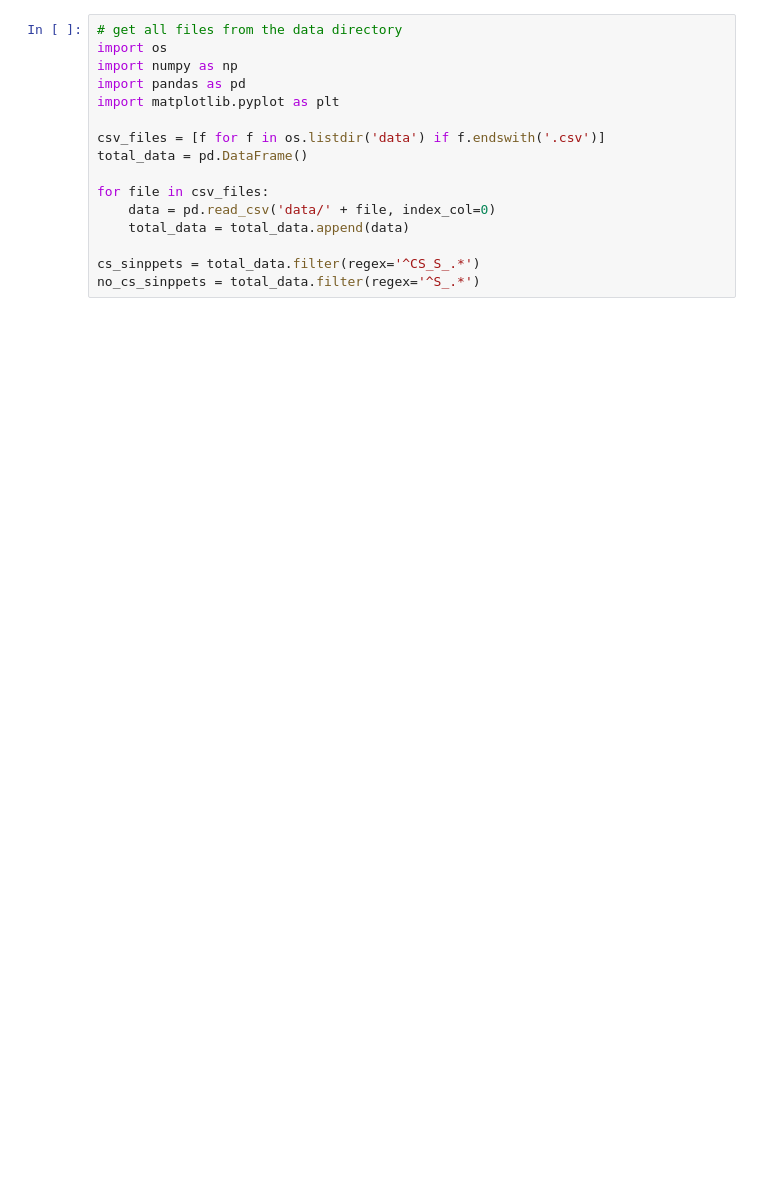
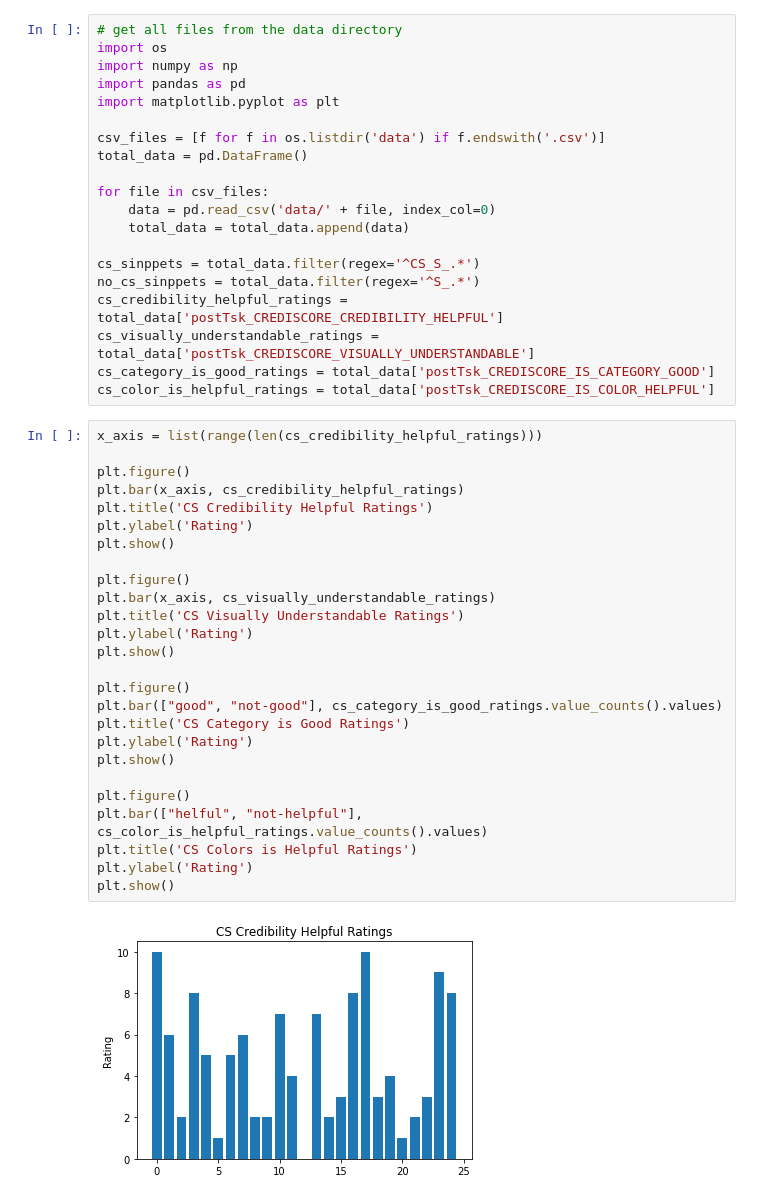
Before and after one commit to AlexW00/ns-auswertung, a Jupyter notebook: evaluation.ipynb, the cells around one changed output. Cells and saved outputs as stored; diff of their text form; blank space fills up the shorter version.

Commit message:
first plots

```diff
--- a/evaluation.ipynb
+++ b/evaluation.ipynb
@@ -14,3 +14,35 @@ for file in csv_files:
 
 cs_sinppets = total_data.filter(regex='^CS_S_.*')
 no_cs_sinppets = total_data.filter(regex='^S_.*')
+cs_credibility_helpful_ratings = total_data['postTsk_CREDISCORE_CREDIBILITY_HELPFUL']
+cs_visually_understandable_ratings = total_data['postTsk_CREDISCORE_VISUALLY_UNDERSTANDABLE']
+cs_category_is_good_ratings = total_data['postTsk_CREDISCORE_IS_CATEGORY_GOOD']
+cs_color_is_helpful_ratings = total_data['postTsk_CREDISCORE_IS_COLOR_HELPFUL']
+# %%
+x_axis = list(range(len(cs_credibility_helpful_ratings)))
+
+plt.figure()
+plt.bar(x_axis, cs_credibility_helpful_ratings)
+plt.title('CS Credibility Helpful Ratings')
+plt.ylabel('Rating')
+plt.show()
+
+plt.figure()
+plt.bar(x_axis, cs_visually_understandable_ratings)
+plt.title('CS Visually Understandable Ratings')
+plt.ylabel('Rating')
+plt.show()
+
+plt.figure()
+plt.bar(["good", "not-good"], cs_category_is_good_ratings.value_counts().values)
+plt.title('CS Category is Good Ratings')
+plt.ylabel('Rating')
+plt.show()
+
+plt.figure()
+plt.bar(["helful", "not-helpful"], cs_color_is_helpful_ratings.value_counts().values)
+plt.title('CS Colors is Helpful Ratings')
+plt.ylabel('Rating')
+plt.show()
+# %% [output]
+[figure, added]
```
Also changed, not shown: parts of 2 cells of this notebook.
